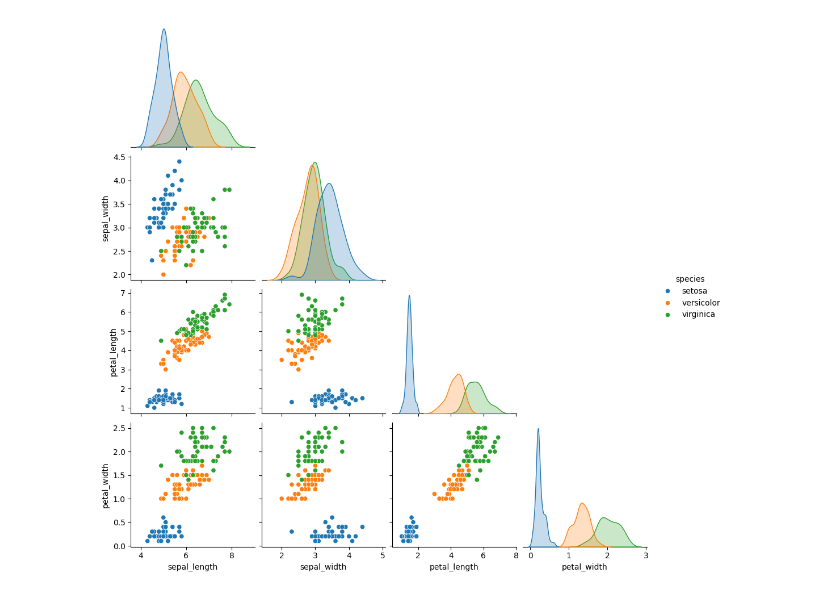
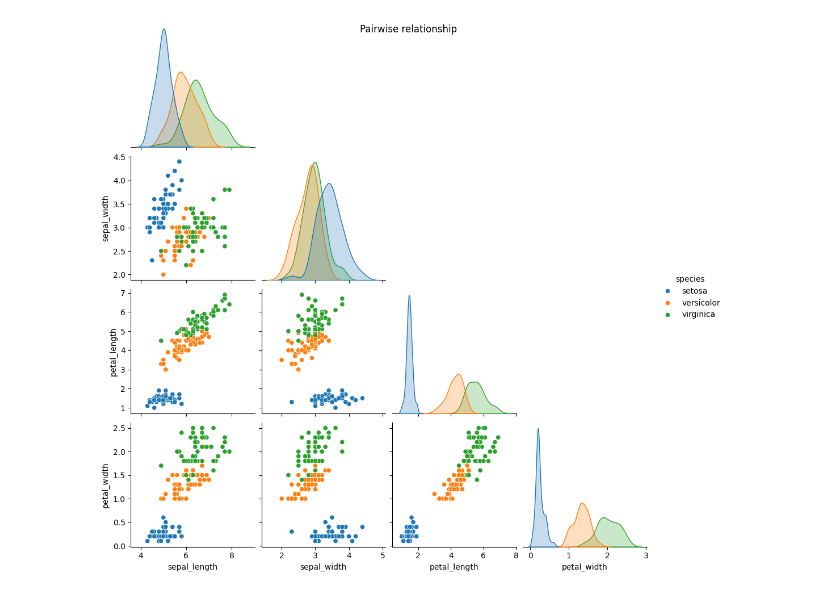
Before and after one commit to Charithra0723/AI_DATA_ANALYSIS_, a Jupyter notebook: src/Module 2/Hands-on Project: EDA on a Dataset using NumPy, Pandas, Matplotlib & Seaborn/Ques_8.ipynb, the cells around one changed output. Cells and saved outputs as stored; diff of their text form; code cells hidden in the pictures.

```diff
--- a/src/Module 2/Hands-on Project: EDA on a Dataset using NumPy, Pandas, Matplotlib & Seaborn/Ques_8.ipynb
+++ b/src/Module 2/Hands-on Project: EDA on a Dataset using NumPy, Pandas, Matplotlib & Seaborn/Ques_8.ipynb
@@ -1,11 +1,30 @@
 # %%
 # Title: Advanced Data Visualization
 # Description: Create a pair plot for the dataset to display pairwise relationships.
 import seaborn as sns
 import pandas as pd
 import matplotlib.pyplot as plt
-df=sns.load_dataset("iris")
-sns.pairplot(df,hue="species",corner=True)
-plt.show()
+def load_data():
+    try:
+        df=sns.load_dataset("iris")
+        if df.isnull().values.any():
+            print("Warning:Dataset contians missing values.Consider handling before plotting")
+        if df.empty:
+            raise ValueError("The dataset is empty")
+        return df
+    except Exception as e:
+        print(f"Error loading dataset: {e}")
+        return None
+def create_pair_plot(df):
+    try:
+        sns.pairplot(df,hue="species",corner=True)
+        plt.suptitle("Pairwise relationship")
+        plt.show()
+    except Exception as e:
+        print(f"Error creating pair plot: {e}")
+
+df=load_data()
+if df is not None:
+    create_pair_plot(df)
 # %% [output]
-[figure, old version]
+[figure, new version]
```
